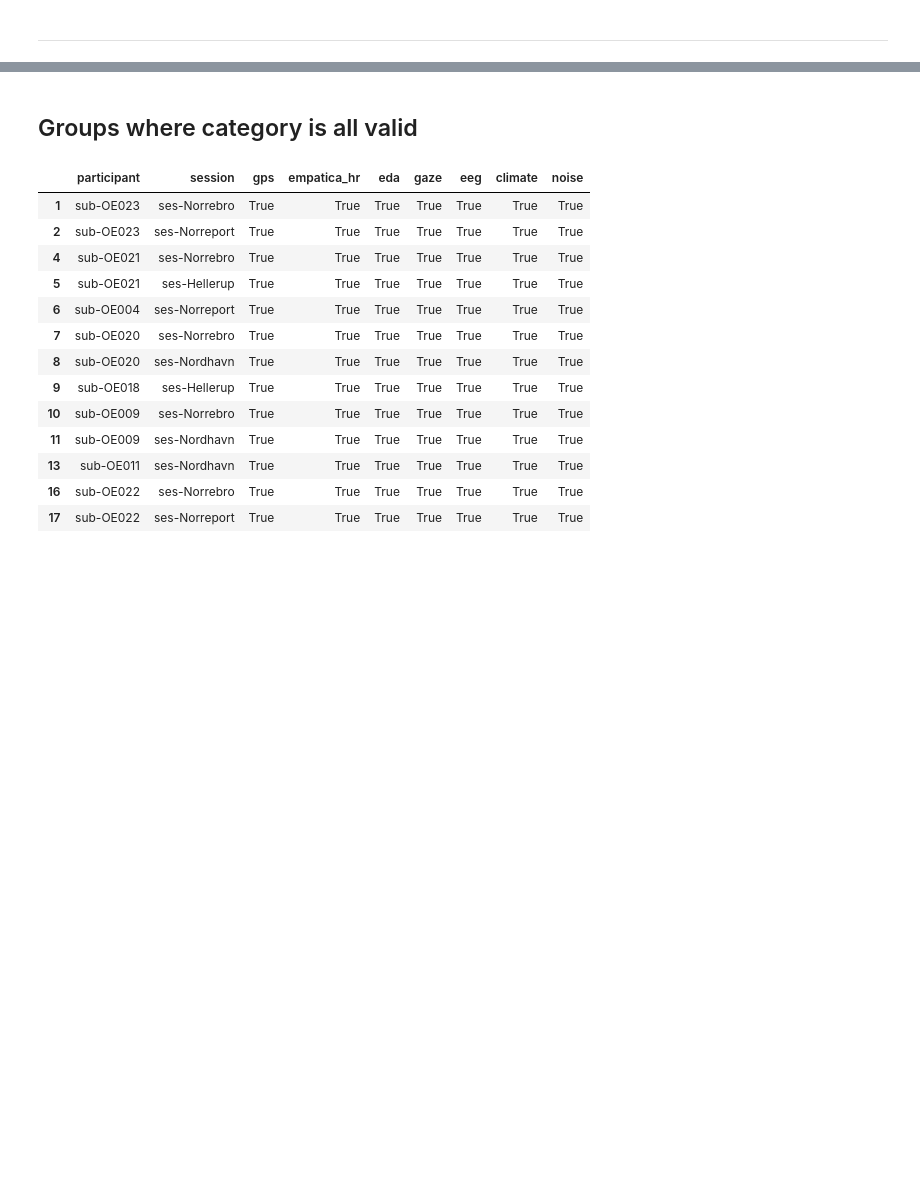
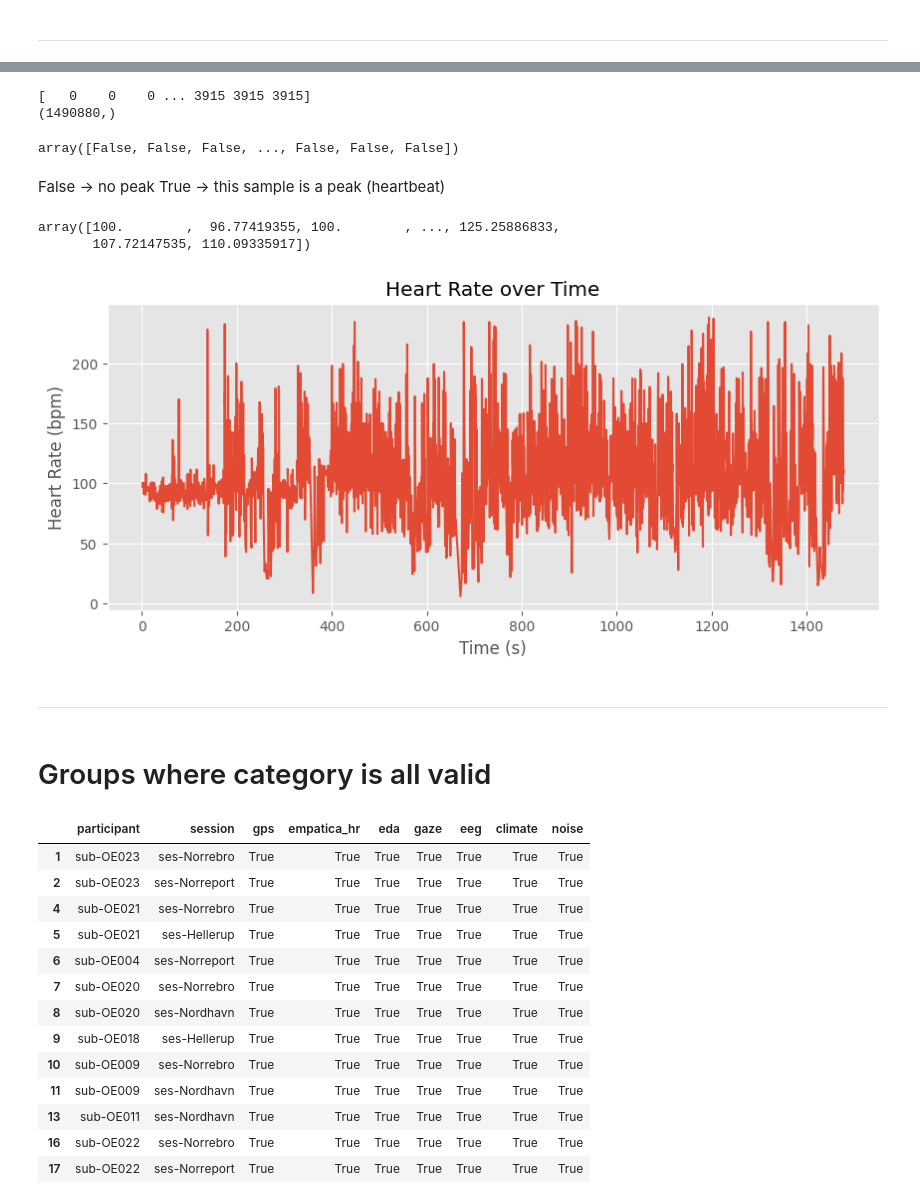
Before and after one commit to raquelmdtum/master-thesis, a Jupyter notebook: notebooks/do_quality_testing.ipynb, the cells around one changed output, grey strips where cells are left out. Saved outputs shown, nothing was run; the diff lists cells and outputs as text; code cells hidden in the pictures; blank space fills up the shorter version.

```diff
--- a/notebooks/do_quality_testing.ipynb
+++ b/notebooks/do_quality_testing.ipynb
@@ -444,0 +638,5 @@ __________
+# %%
+df = pd.read_csv("/mnt/raid/emotional_data_raquel/supp_mine/stress_csv/sub-OE002/ses-Hellerup/ecg_raw.csv", parse_dates=["Seconds"])
+df = df.set_index("Seconds")
+ecg_signal = df["Value"].values
+fs = 1000
@@ -444,0 +660,27 @@ __________
+# %%
+print(ecg_signal)
+print(ecg_signal.shape)
+# %% [output]
+[   0    0    0 ... 3915 3915 3915]
+(1490880,)
+# %%
+from systole.detection import ecg_peaks
+
+signal, peaks = ecg_peaks(ecg_signal, method='pan-tompkins', sfreq=1000)
+peaks
+# %% [output]
+array([False, False, False, ..., False, False, False])
+# %% [markdown]
+False → no peak  </p>
+True  → this sample is a peak (heartbeat)
+# %%
+t = (df.index - df.index[0]).total_seconds()
+tpeaks = t[peaks]
+RR = np.diff(tpeaks)
+HR = 60 / RR
+HR
+# %% [output]
+array([100.        ,  96.77419355, 100.        , ..., 125.25886833,
+       107.72147535, 110.09335917])
+# %%
+t_hr = tpeaks[1:]
@@ -445,5 +689,16 @@ __________
+# %%
+plt.figure(figsize=(10,4))
+plt.plot(t_hr, HR)
+plt.xlabel("Time (s)")
+plt.ylabel("Heart Rate (bpm)")
+plt.title("Heart Rate over Time")
+plt.show()
+# %% [output]
+[figure, added]
+# %% [markdown]
+__________
 # %% [markdown]
-## Groups where category is all valid
+# Groups where category is all valid
 # %%
 groups = {
     "gps": ["gps"],
```
Also changed, not shown: parts of 19 cells of this notebook.
